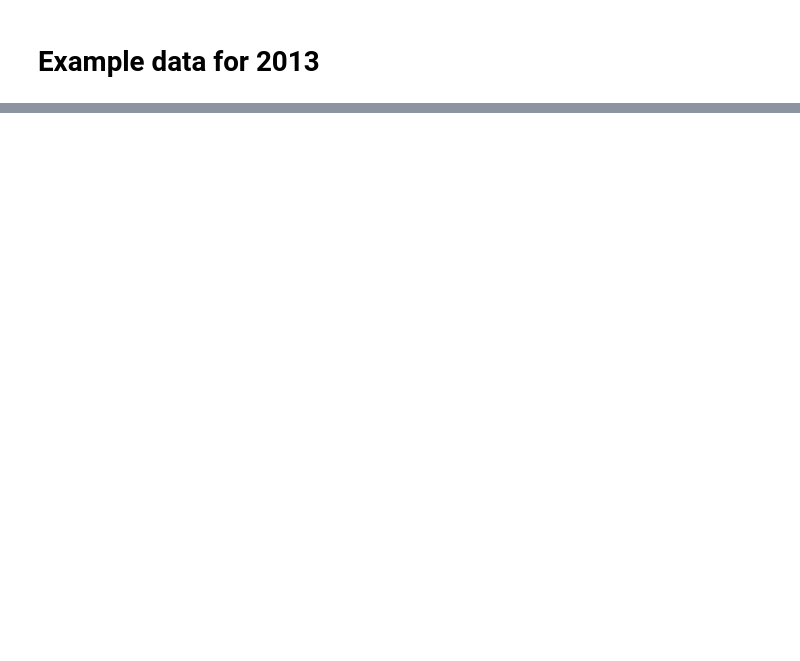
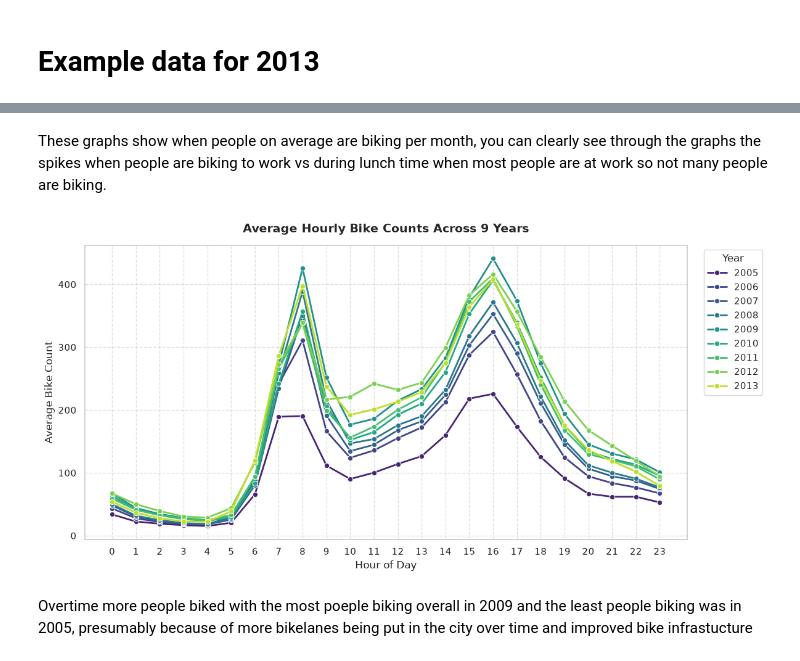
Before and after one commit to Flurry58/BigDataProject, a Jupyter notebook: NewDataSet.ipynb, the cells around one changed output, grey strips where cells are left out. Drawn from its saved outputs; the diff is of its cells as text; code cells hidden in the pictures; blank space fills up the shorter version.

```diff
--- a/NewDataSet.ipynb
+++ b/NewDataSet.ipynb
@@ -100,0 +150,57 @@ Hourly bike count totals:
+# %% [markdown]
+These graphs show when people on average are biking per month, you can clearly see through the graphs the spikes when people are biking to work vs during lunch time when most people are at work so not many people are biking.
+# %%
+import pandas as pd
+import matplotlib.pyplot as plt
+import seaborn as sns
+
+# 1. Merge the dictionary into a single DataFrame using the dict keys as 'year'
+df_all = (
+    pd.concat(df_fixed_bikes, names=["year"])
+    .reset_index(level="year")
+    .reset_index(drop=True)
+)
+
+df_all["year"] = df_all["year"].astype(int)
+df_all["hour"] = df_all["timestamp"].dt.hour
+
+# 2. Aggregate by year and hour
+# (.mean() prevents missing sensor days in one year from skewing the comparison;
+#  swap to .sum() if you want total yearly counts per hour)
+year_hour_counts = (
+    df_all.groupby(["year", "hour"], as_index=False)["bike_count"]
+    .mean()
+)
+
+# 3. Order years chronologically as categories so all 9 appear in the legend
+year_order = sorted(year_hour_counts["year"].unique())
+year_hour_counts["year"] = pd.Categorical(
+    year_hour_counts["year"], categories=year_order, ordered=True
+)
+year_hour_counts = year_hour_counts.sort_values(["year", "hour"])
+
+# 4. Plot the 9-year hourly comparison
+plt.figure(figsize=(12, 6))
+sns.set_theme(style="whitegrid")
+sns.lineplot(
+    data=year_hour_counts,
+    x="hour",
+    y="bike_count",
+    hue="year",
+    marker="o",
+    linewidth=2,
+    palette="viridis",  # Sequential gradient from earliest to latest year
+)
+
+plt.title("Average Hourly Bike Counts Across 9 Years", fontsize=14, fontweight="bold", pad=15)
+plt.xlabel("Hour of Day", fontsize=12)
+plt.ylabel("Average Bike Count", fontsize=12)
+plt.xticks(range(0, 24))
+plt.grid(True, linestyle="--", alpha=0.6)
+plt.legend(title="Year", bbox_to_anchor=(1.02, 1), loc="upper left", frameon=True)
+plt.tight_layout()
+plt.show()
+# %% [output]
+[figure, added]
+# %% [markdown]
+Overtime more people biked with the most poeple biking overall in 2009 and the least people biking was in 2005, presumably because of more bikelanes being put in the city over time and improved bike infrastucture
```
Also changed, not shown: parts of 8 cells of this notebook.
